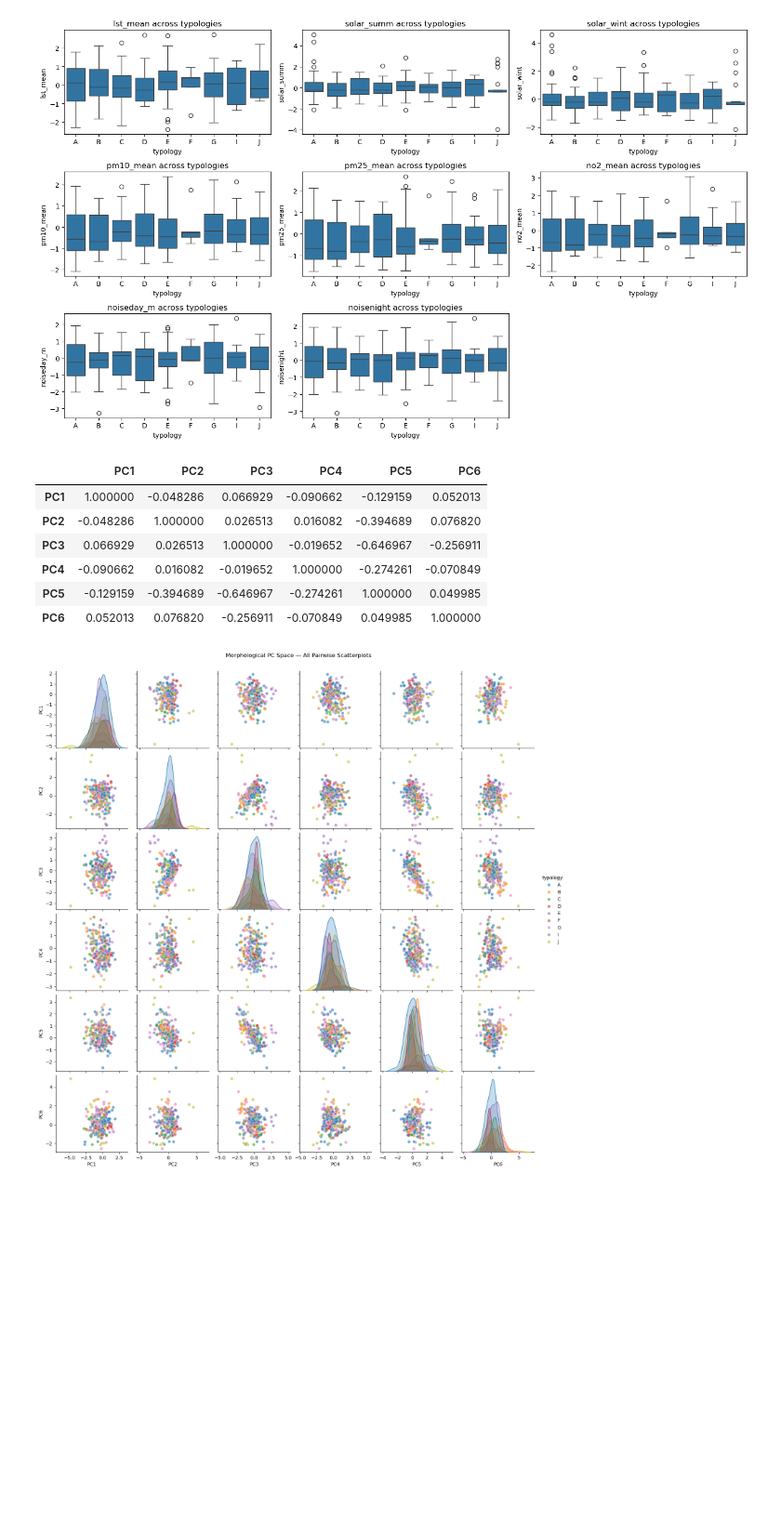
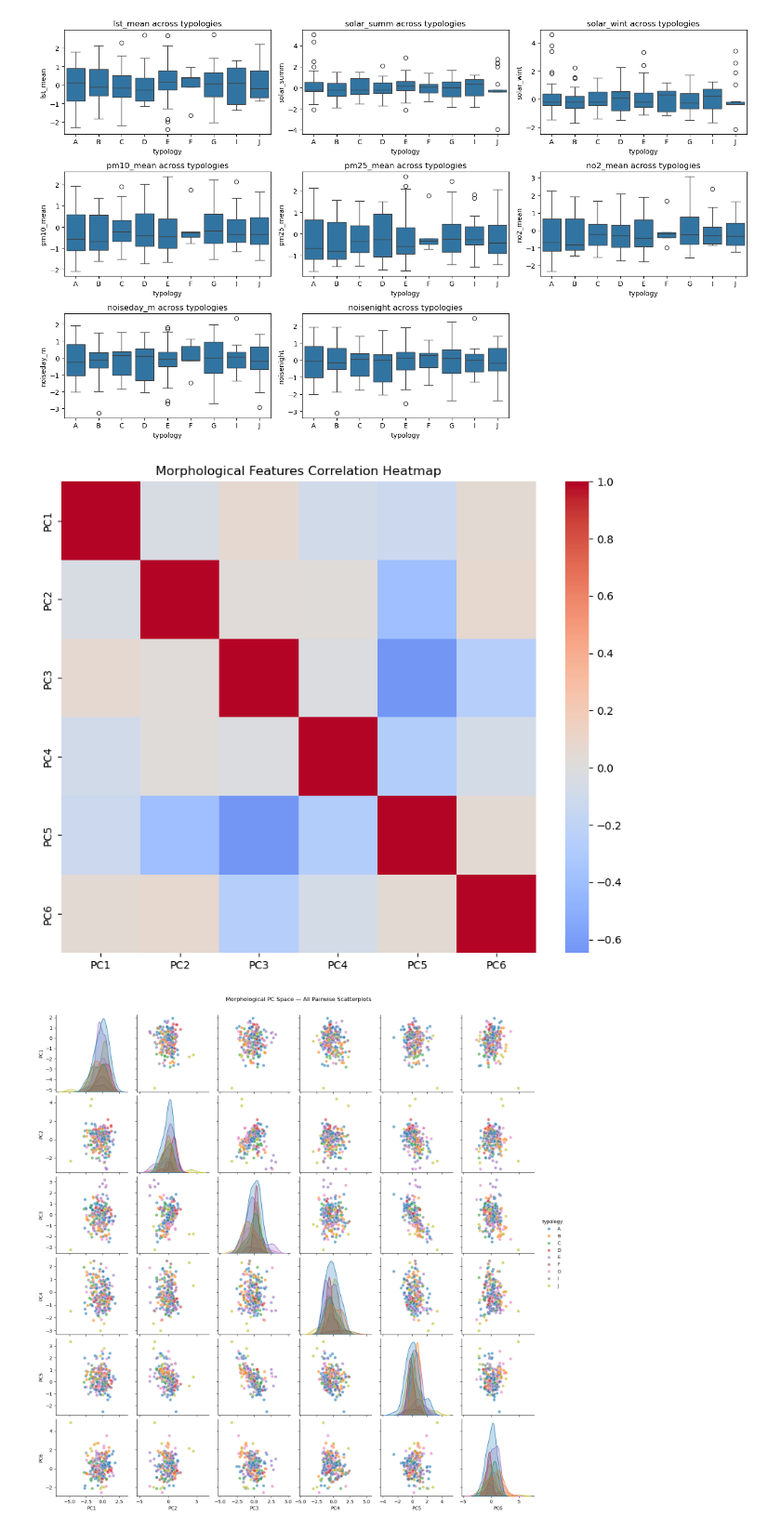
Before and after one commit to MauroPello/ENAC-ML4Science_LIPID, a Jupyter notebook: main.ipynb, the cells around one changed output. Shown at 93% size. Drawn from its saved outputs; the diff is of its cells as text; code cells hidden in the pictures; blank space fills up the shorter version.

```diff
--- a/main.ipynb
+++ b/main.ipynb
@@ -220,15 +220,13 @@ plt.show()
 [figure]
 # %%
 # PCA structure check - correlations should be close to zero
-df[morph_cols].corr()
+
+plt.figure(figsize=(10, 8))
+sns.heatmap(df[morph_cols].corr(), annot=False, cmap="coolwarm", center=0)
+plt.title("Morphological Features Correlation Heatmap")
+plt.show()
 # %% [output]
-|  | PC1 | PC2 | PC3 | PC4 | PC5 | PC6 |
-| PC1 | 1.000000 | -0.048286 | 0.066929 | -0.090662 | -0.129159 | 0.052013 |
-| PC2 | -0.048286 | 1.000000 | 0.026513 | 0.016082 | -0.394689 | 0.076820 |
-| PC3 | 0.066929 | 0.026513 | 1.000000 | -0.019652 | -0.646967 | -0.256911 |
-| PC4 | -0.090662 | 0.016082 | -0.019652 | 1.000000 | -0.274261 | -0.070849 |
-| PC5 | -0.129159 | -0.394689 | -0.646967 | -0.274261 | 1.000000 | 0.049985 |
-| PC6 | 0.052013 | 0.076820 | -0.256911 | -0.070849 | 0.049985 | 1.000000 |
+[figure, added]
 # %%
 # all PC pairs in a grid
 sns.pairplot(df, vars=morph_cols, hue="typology", plot_kws={"alpha": 0.6, "s": 40})
```
Also changed, not shown: parts of 11 cells of this notebook, 10 other files.
